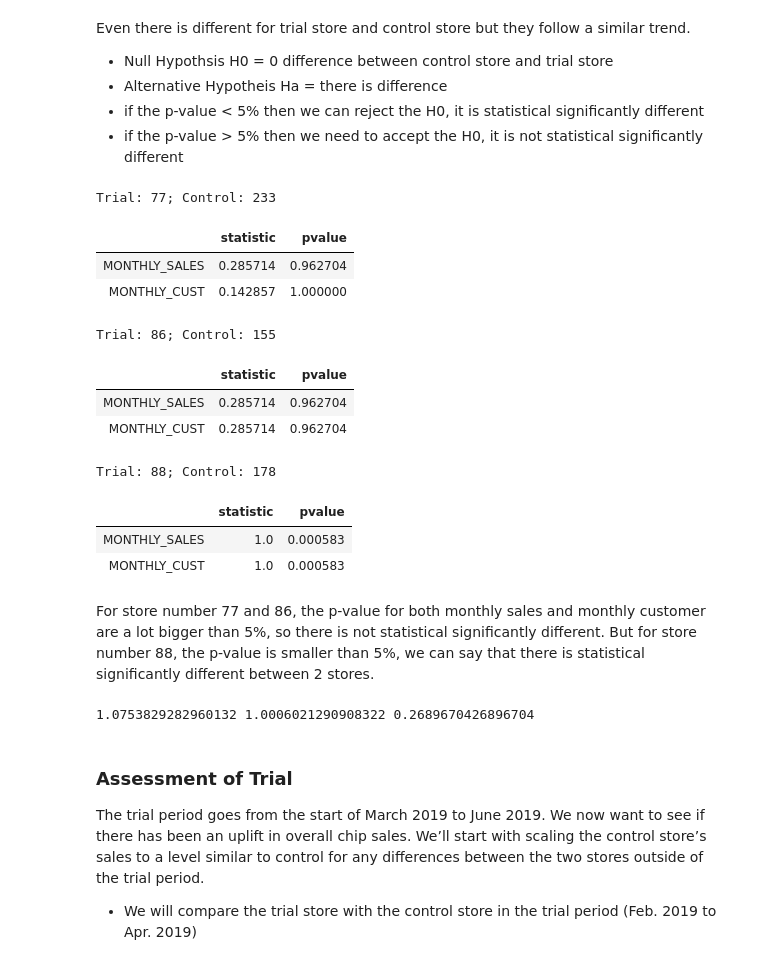
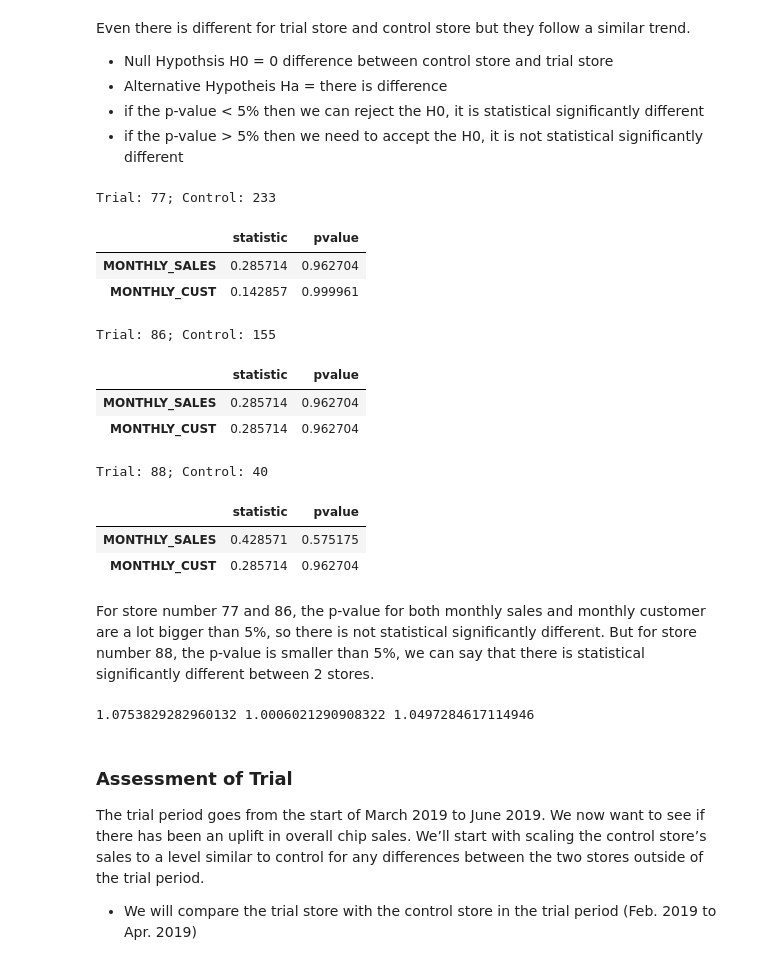
Before and after one commit to weekysui/AB-Testing, a Jupyter notebook: AB Testing.ipynb, the cells around one changed output. Drawn from its saved outputs; the diff is of its cells as text; code cells hidden in the pictures.

Commit message:
calculate factor for control stores

```diff
--- a/AB Testing.ipynb
+++ b/AB Testing.ipynb
@@ -258,20 +260,20 @@ def pvalue_calculation(trial, control):
 # %%
 pvalue_calculation(77,233)
 pvalue_calculation(86,155)
-pvalue_calculation(88,178)
+pvalue_calculation(88,40)
 # %% [output]
 Trial: 77; Control: 233
 |  | statistic | pvalue |
 | MONTHLY_SALES | 0.285714 | 0.962704 |
-| MONTHLY_CUST | 0.142857 | 1.000000 |
+| MONTHLY_CUST | 0.142857 | 0.999961 |
 Trial: 86; Control: 155
 |  | statistic | pvalue |
 | MONTHLY_SALES | 0.285714 | 0.962704 |
 | MONTHLY_CUST | 0.285714 | 0.962704 |
-Trial: 88; Control: 178
+Trial: 88; Control: 40
 |  | statistic | pvalue |
-| MONTHLY_SALES | 1.0 | 0.000583 |
-| MONTHLY_CUST | 1.0 | 0.000583 |
+| MONTHLY_SALES | 0.428571 | 0.575175 |
+| MONTHLY_CUST | 0.285714 | 0.962704 |
 # %% [markdown]
 For store number 77 and 86, the p-value for both monthly sales and monthly customer are a lot bigger than 5%, so there is not statistical significantly different. But for store number 88, the p-value is smaller than 5%, we can say that there is statistical significantly different between 2 stores.
 # %%
@@ -280,10 +282,10 @@ sales_ratio_77 = transaction[transaction['STORE_NBR']==77]['TOT_SALES'].sum()/tr
 # Ratio of store 86 and its control store
 sales_ratio_86 = transaction[transaction['STORE_NBR']==86]['TOT_SALES'].sum()/transaction[transaction['STORE_NBR']==155]['TOT_SALES'].sum()
 # Ratio of store 88 and its control store
-sales_ratio_88 = transaction[transaction['STORE_NBR']==77]['TOT_SALES'].sum()/transaction[transaction['STORE_NBR']==178]['TOT_SALES'].sum()
+sales_ratio_88 = transaction[transaction['STORE_NBR']==88]['TOT_SALES'].sum()/transaction[transaction['STORE_NBR']==40]['TOT_SALES'].sum()
 print(sales_ratio_77,sales_ratio_86,sales_ratio_88 )
 # %% [output]
-1.0753829282960132 1.0006021290908322 0.2689670426896704
+1.0753829282960132 1.0006021290908322 1.0497284617114946
 # %% [markdown]
 ### Assessment of Trial
 The trial period goes from the start of March 2019 to June 2019. We now want to see if there has been an uplift in overall chip sales. We’ll start with scaling the control store’s sales to a level similar to control for any differences between the two stores outside of the trial period.
```
Also changed, not shown: parts of 7 cells of this notebook.
